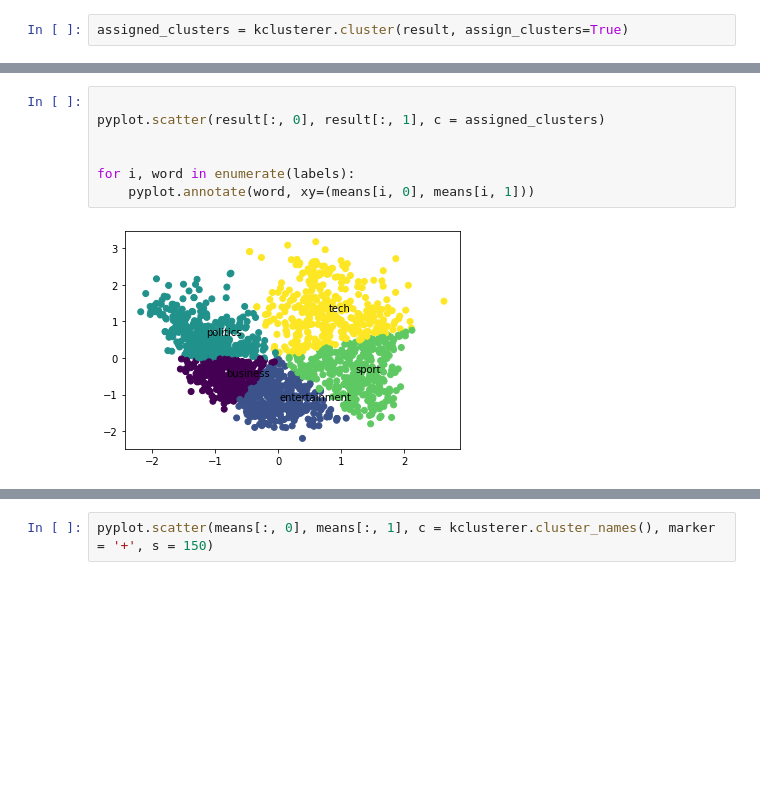
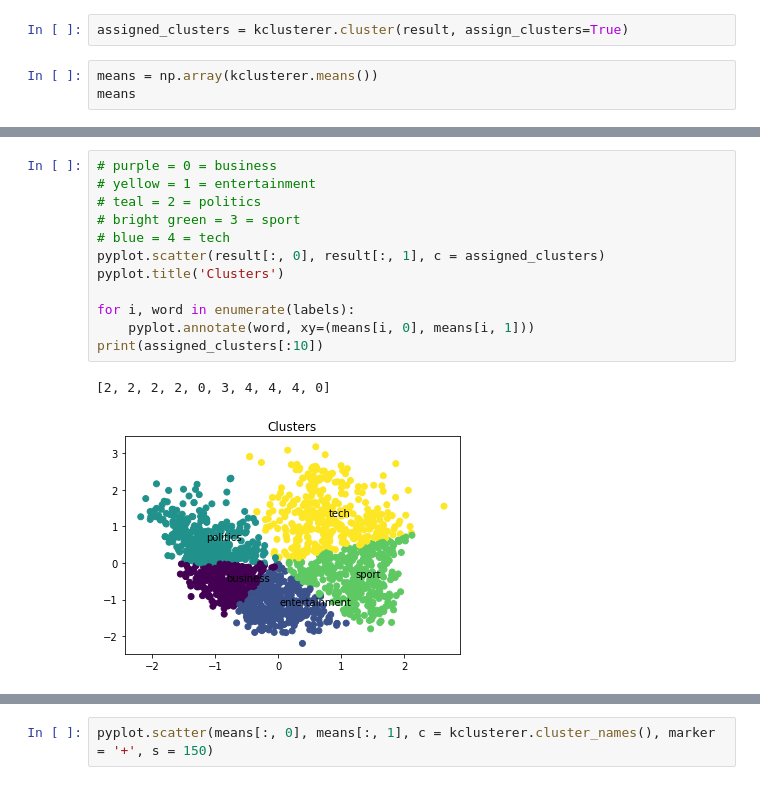
Before and after one commit to TazTornado/MiningTheNews, a Jupyter notebook: src/Categorization.ipynb, the cells around one changed output, grey strips where cells are left out. Saved outputs shown, nothing was run; the diff lists cells and outputs as text; blank space fills up the shorter version.

Commit message:
trying to deal with scatter plots..

```diff
--- a/src/Categorization.ipynb
+++ b/src/Categorization.ipynb
@@ -891,3 +888,6 @@ df_train.head(50)
 kclusterer = KMeansClusterer(5, distance=nltk.cluster.util.cosine_distance, repeats=25)
 # %%
 assigned_clusters = kclusterer.cluster(result, assign_clusters=True)
+# %%
+means = np.array(kclusterer.means())
+means
@@ -894,9 +937,15 @@ assigned_clusters = kclusterer.cluster(result, assign_clusters=True)
 # %%
-
+# purple = 0 = business
+# yellow = 1 = entertainment
+# teal = 2 = politics
+# bright green = 3 = sport
+# blue = 4 = tech
 pyplot.scatter(result[:, 0], result[:, 1], c = assigned_clusters)
-
+pyplot.title('Clusters')
 
 for i, word in enumerate(labels):
     pyplot.annotate(word, xy=(means[i, 0], means[i, 1]))
+print(assigned_clusters[:10])
 # %% [output]
+[2, 2, 2, 2, 0, 3, 4, 4, 4, 0]
-[figure, old version]
+[figure, new version]
```
Also changed, not shown: parts of 8 cells of this notebook.
